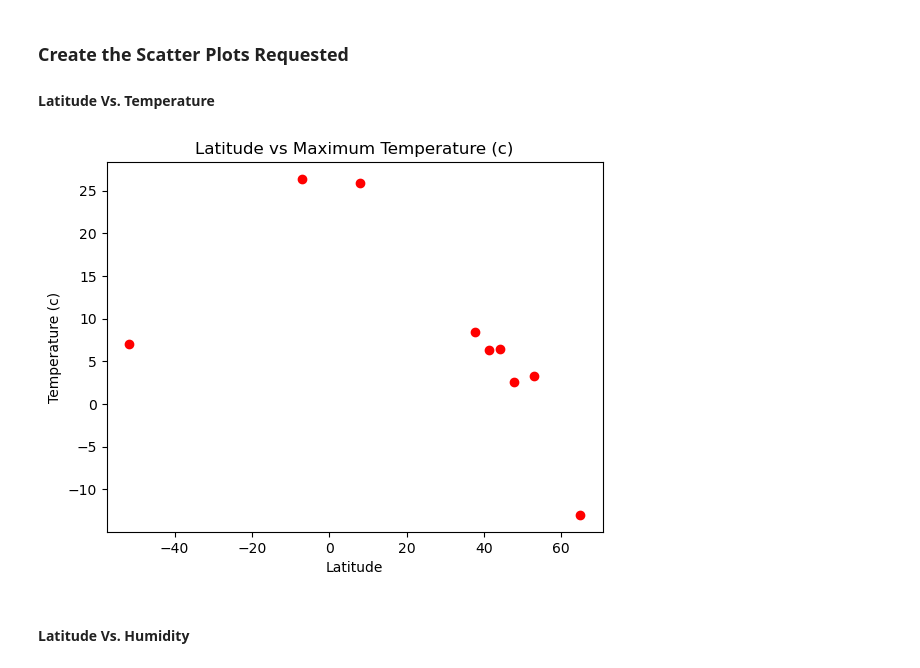
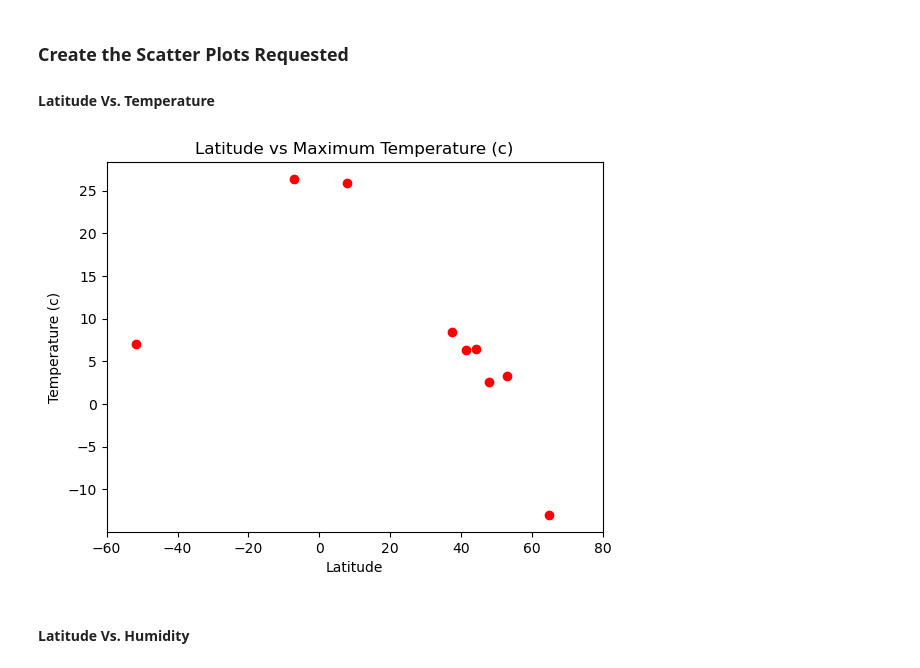
Before and after one commit to linderkm/python-api-challenge, a Jupyter notebook: weatherpy/WeatherPy.ipynb, the cells around one changed output. Saved outputs shown, nothing was run; the diff lists cells and outputs as text; code cells hidden in the pictures.

```diff
--- a/weatherpy/WeatherPy.ipynb
+++ b/weatherpy/WeatherPy.ipynb
@@ -212,22 +212,24 @@ city_data_df.head(10)
 # %%
 # Build scatter plot for latitude vs. temperature
 x_axis = city_data_df["Lat"]
 y_axis = city_data_df["Max Temp"]
 
 plt.scatter(x_axis, y_axis, color = 'r')
 # Incorporate the other graph properties
 
 plt.title("Latitude vs Maximum Temperature (c)")
 plt.xlabel("Latitude")
 plt.ylabel("Temperature (c)")
+#northernmost and southernmost cities.
+plt.xlim(-60,80)
 
 # Save the figure
 #plt.savefig("output_data/Fig1.png")
 
 # Show plot
 plt.show()
 # %% [output]
-[figure, old version]
+[figure, new version]
 # %% [markdown]
 #### Latitude Vs. Humidity
 # %%
```
Also changed, not shown: parts of 12 cells of this notebook, 1 other file.
